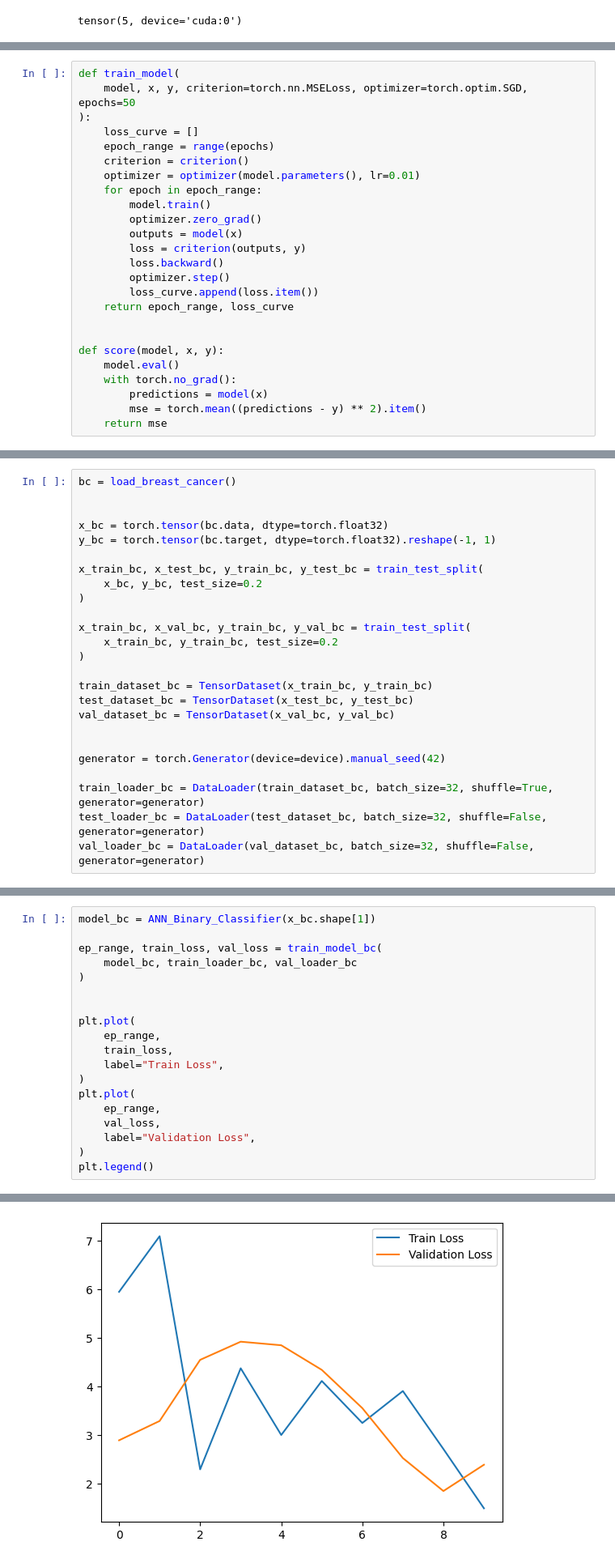
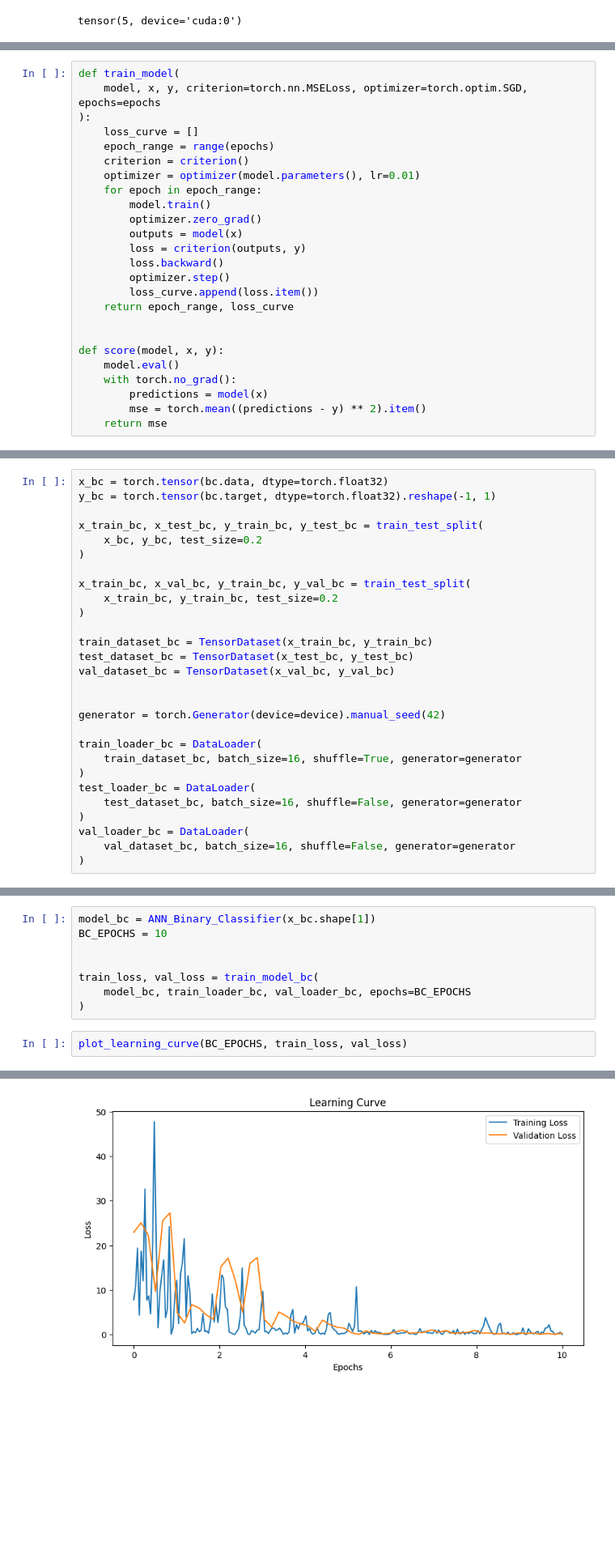
Before and after one commit to fxGRDN/ml-laby, a Jupyter notebook: list7.ipynb, the cells around one changed output, grey strips where cells are left out. Shown: that part at 81% size. Drawn from its saved outputs; the diff is of its cells as text; blank space fills up the shorter version.

```diff
--- a/list7.ipynb
+++ b/list7.ipynb
@@ -78,6 +82,6 @@ y = 2 * x + 1
 # %%
 def train_model(
-    model, x, y, criterion=torch.nn.MSELoss, optimizer=torch.optim.SGD, epochs=50
+    model, x, y, criterion=torch.nn.MSELoss, optimizer=torch.optim.SGD, epochs=epochs
 ):
     loss_curve = []
     epoch_range = range(epochs)
@@ -173,7 +187,4 @@ plt.legend()
 # %%
-bc = load_breast_cancer()
-
-
 x_bc = torch.tensor(bc.data, dtype=torch.float32)
 y_bc = torch.tensor(bc.target, dtype=torch.float32).reshape(-1, 1)
 
@@ -192,9 +203,15 @@ val_dataset_bc = TensorDataset(x_val_bc, y_val_bc)
 
 generator = torch.Generator(device=device).manual_seed(42)
 
-train_loader_bc = DataLoader(train_dataset_bc, batch_size=32, shuffle=True, generator=generator)
-test_loader_bc = DataLoader(test_dataset_bc, batch_size=32, shuffle=False, generator=generator)
-val_loader_bc = DataLoader(val_dataset_bc, batch_size=32, shuffle=False, generator=generator)
+train_loader_bc = DataLoader(
+    train_dataset_bc, batch_size=16, shuffle=True, generator=generator
+)
+test_loader_bc = DataLoader(
+    test_dataset_bc, batch_size=16, shuffle=False, generator=generator
+)
+val_loader_bc = DataLoader(
+    val_dataset_bc, batch_size=16, shuffle=False, generator=generator
+)
 # %%
 class ANN_Binary_Classifier(torch.nn.Module):
     def __init__(self, input_size):
@@ -248,20 +282,11 @@ def val_score_bc(model, val_dataloader, criterion):
+# %%
+model_bc = ANN_Binary_Classifier(x_bc.shape[1])
+BC_EPOCHS = 10
+
+
+train_loss, val_loss = train_model_bc(
+    model_bc, train_loader_bc, val_loader_bc, epochs=BC_EPOCHS
+)
 # %%
-model_bc = ANN_Binary_Classifier(x_bc.shape[1])
-
-ep_range, train_loss, val_loss = train_model_bc(
-    model_bc, train_loader_bc, val_loader_bc
-)
-
-
-plt.plot(
-    ep_range,
-    train_loss,
-    label="Train Loss",
-)
-plt.plot(
-    ep_range,
-    val_loss,
-    label="Validation Loss",
-)
-plt.legend()
+plot_learning_curve(BC_EPOCHS, train_loss, val_loss)
 # %% [output]
@@ -269,4 +293,4 @@ plt.legend()
-[figure, old version]
+[figure, new version]
 # %%
 print(
     classification_report(
```
Also changed, not shown: parts of 13 cells of this notebook, 1 other file.
